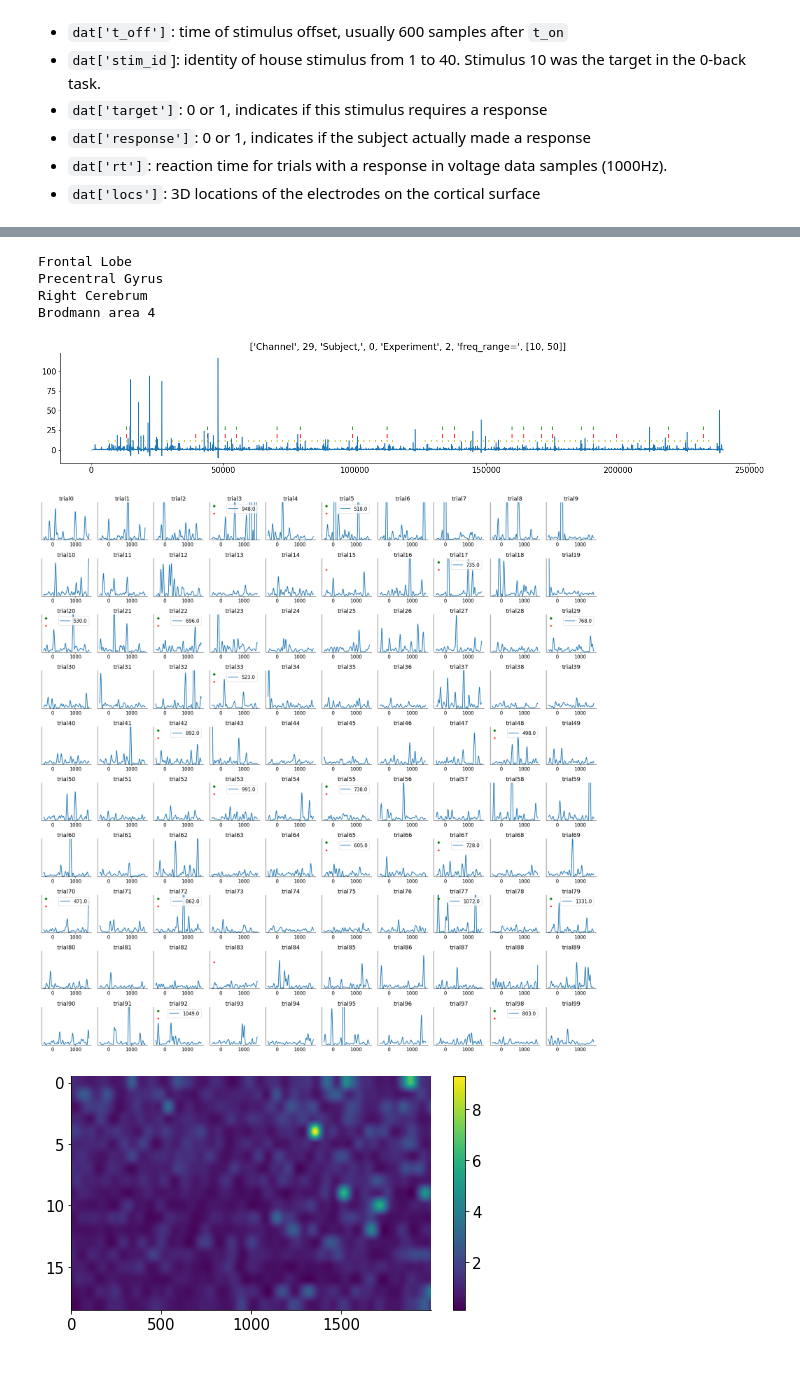
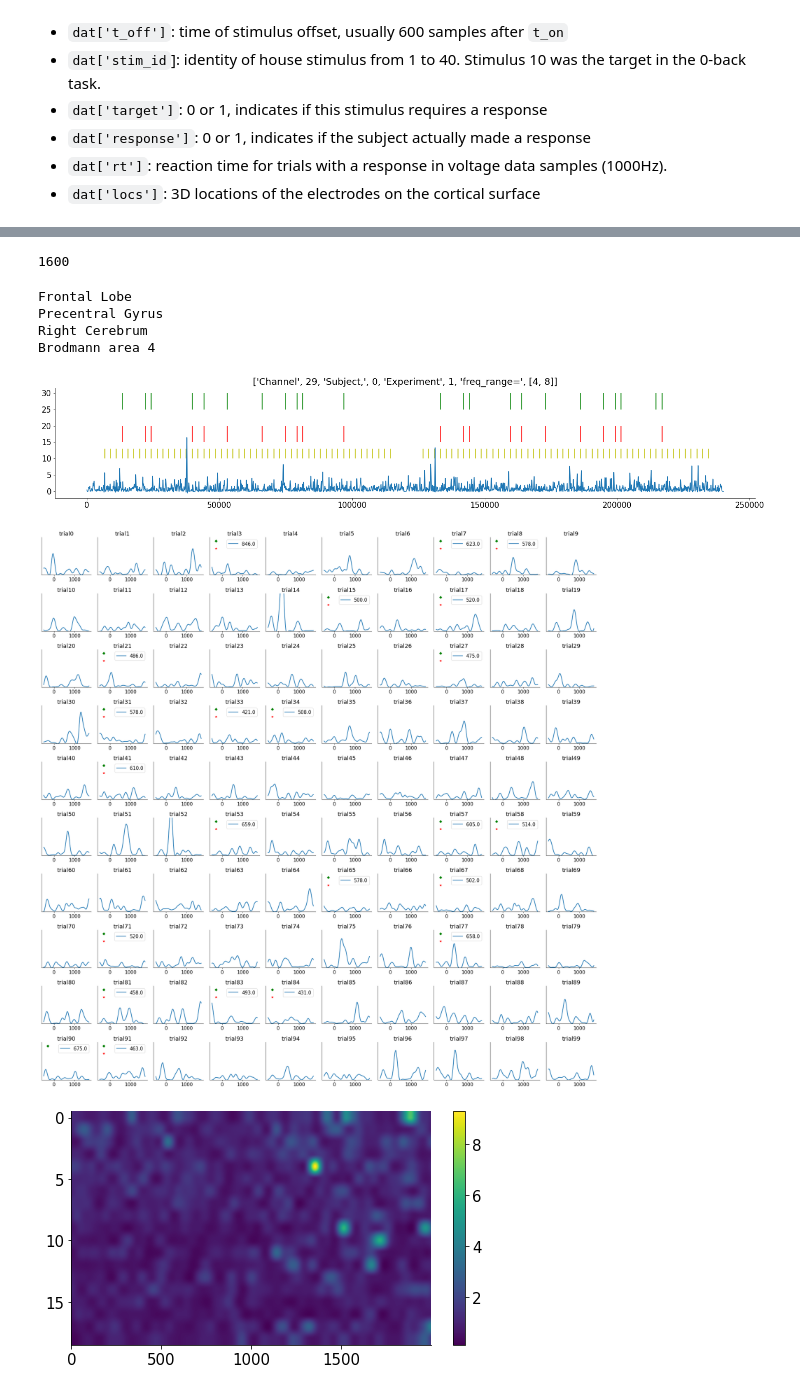
Before and after one commit to mslarson94/NMA2022_ECoG, a Jupyter notebook: projects/ECoG/TA_single_trial_data_anaylsis_nback.ipynb, the cells around one changed output, grey strips where cells are left out. Drawn from its saved outputs; the diff is of its cells as text; code cells hidden in the pictures.

```diff
--- a/projects/ECoG/TA_single_trial_data_anaylsis_nback.ipynb
+++ b/projects/ECoG/TA_single_trial_data_anaylsis_nback.ipynb
@@ -95,6 +95,9 @@ def get_voltage_patient_expirement_data(data, patient, experiment,freq_range):
 
   # high-pass filter above 50 Hz
   b, a = signal.butter(3, [freq_range[1]], btype='high', fs=1000)
+  V = signal.filtfilt(b, a, V, 0)
+
+  b, a = signal.butter(3, [freq_range[0]], btype='low', fs=1000)
   V = signal.filtfilt(b, a, V, 0)
 
   # compute smooth envelope of this signal = approx power
@@ -110,12 +113,16 @@ def get_voltage_patient_expirement_data(data, patient, experiment,freq_range):
 
 
 #should I get voltage
+# %%
+np.diff(dat['t_on'])[0]-(dat['t_off']-dat['t_on'])[0]
+# %% [output]
+1600
 # %%
 
 chan=29
 subject_number=0
-experiment_number=2
-f_range=[10,50]
+experiment_number=1
+f_range=[4,8]
 V, dat=get_voltage_patient_expirement_data(alldat,subject_number,experiment_number,f_range)
 print(dat['lobe'][chan])
 print(dat['gyrus'][chan])
@@ -127,10 +134,10 @@ print(dat['Brodmann_Area'][chan])
 nt, nchan = V.shape
 nstim = len(dat['t_on'])
 
-# use a timerange from 400ms before to 1600ms after the stimulus onset
-trange = np.arange(-400, 1600)
+# use a timerange from 500ms before to 1700ms after the stimulus onset
+trange = np.arange(-500, 1700)
 ts = dat['t_on'][:, np.newaxis] + trange
-V_epochs = np.reshape(V[ts, :], (nstim, 2000, nchan))
+V_epochs = np.reshape(V[ts, :], (nstim, 2200, nchan))
 
 V_onrp = (V_epochs[dat['target']==1])
 V_ofrp = (V_epochs[dat['target']==0])
@@ -138,35 +145,35 @@ V_resp = (V_epochs[dat['response'] == 1])
 V_base = (V_epochs[dat['response'] == 0])
 
 
 plt.plot(V[:,chan])
 plt.vlines(dat['t_on'],10, 13,colors='y')
 plt.vlines(dat['t_on'][np.argwhere(dat['target']==1)],15,20,colors='r')
 plt.vlines(dat['t_on'][np.argwhere(dat['response']==1)],25,30,colors='g')
 plt.title(['Channel', chan, 'Subject,', subject_number,'Experiment', experiment_number, 'freq_range=', f_range])
 
 plt.figure(figsize=(25, 25))
 for j in range(100):
   ax = plt.subplot(10, 10, j+1)
 
   plt.plot(trange, V_epochs[j,: ,chan], lw=2)
   #plt.plot(trange, V_ofrp[j,:,chan], lw=2)
   if np.any(np.argwhere(dat['target']==1)==j):
     plt.plot(-300,7,'r',marker='*')
   if np.any(np.argwhere(dat['response']==1)==j):
     plt.plot(-300,9,'g',marker='D')
     plt.legend([dat['rt'][j]], loc='upper right',  title_fontsize='xx-small') #legend has response times in it
 
   plt.title('trial%d'%j)
   plt.yticks([])
   plt.ylim([0,10])
 plt.show()
 # %% [output]
 Frontal Lobe
 Precentral Gyrus
 Right Cerebrum
 Brodmann area 4
-[figure, old version]
+[figure, new version]
-[figure, old version]
+[figure, new version]
 # %%
 # this electrode has a more transient response
 plt.subplot(1, 3, 1)
```
Also changed, not shown: parts of 8 cells of this notebook.
